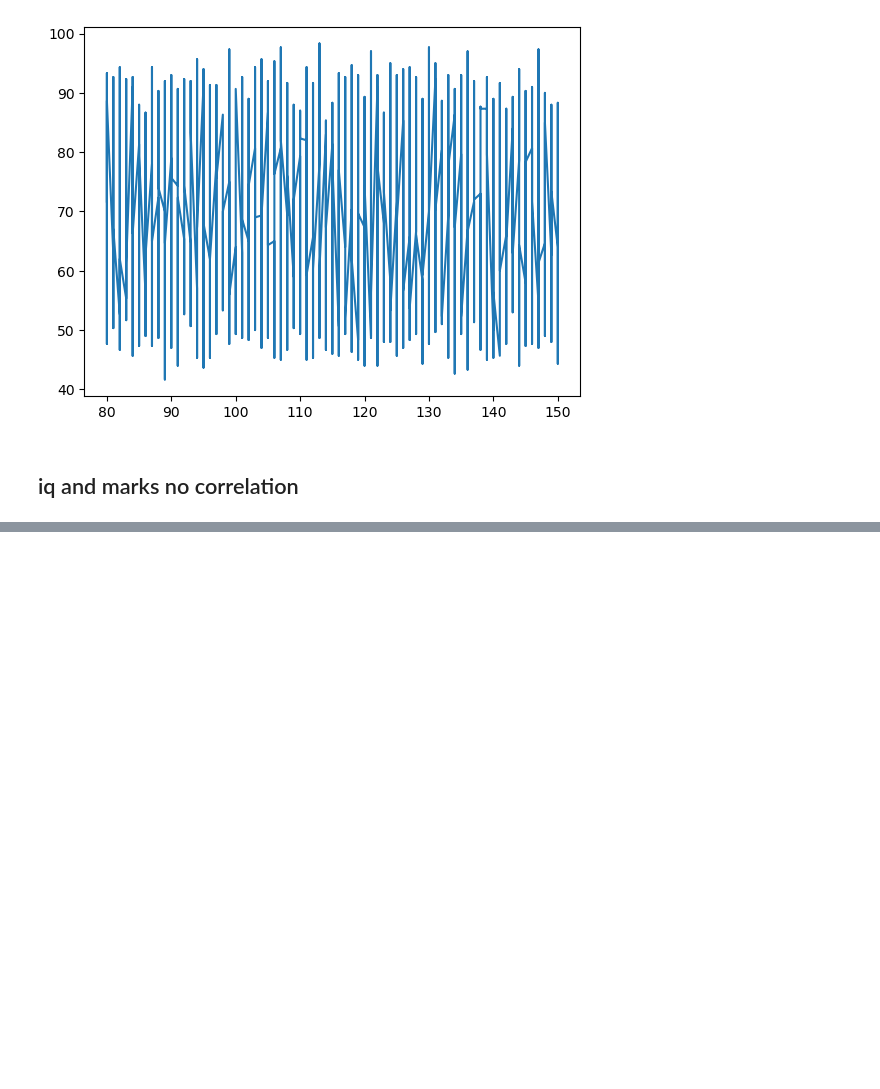
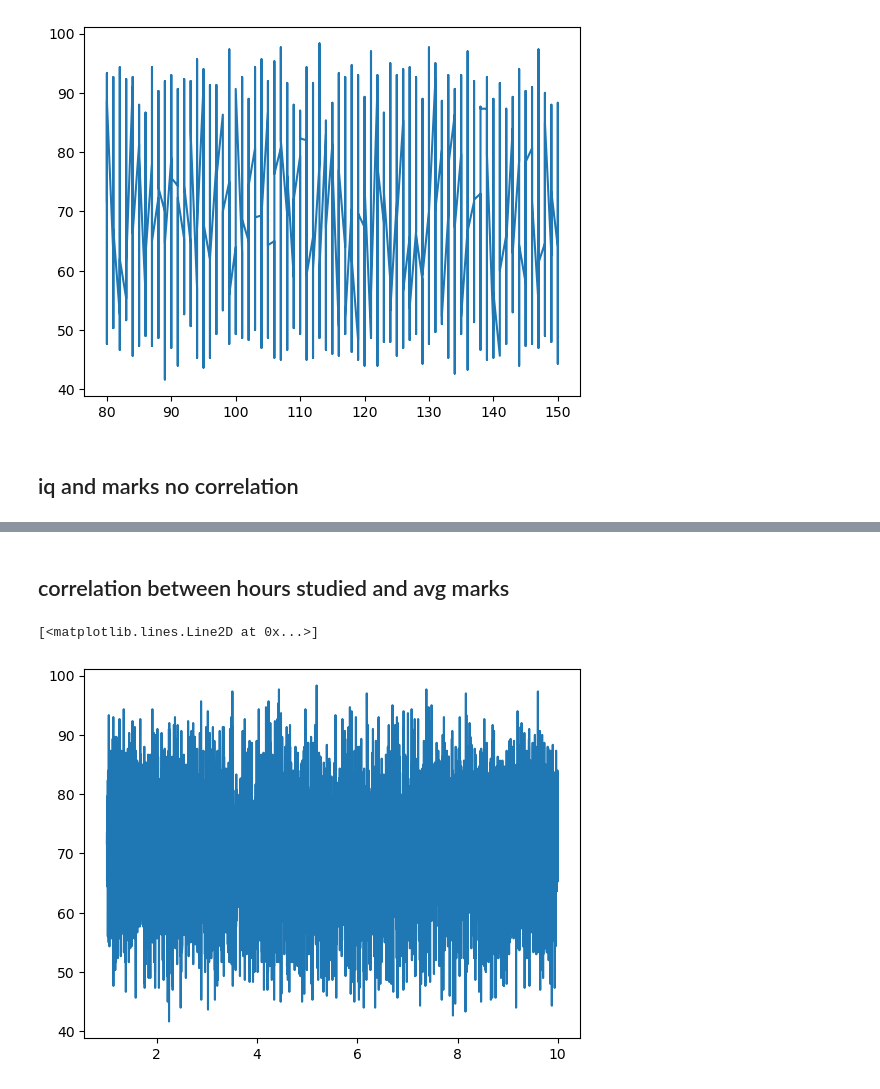
Before and after one commit to stanleyedward/dsc_eda, a Jupyter notebook: test.ipynb, the cells around one changed output, grey strips where cells are left out. Saved outputs shown, nothing was run; the diff lists cells and outputs as text; code cells hidden in the pictures; blank space fills up the shorter version.

```diff
--- a/test.ipynb
+++ b/test.ipynb
@@ -312,0 +357,7 @@ plt.plot(df['IQ'].sort_values(),df['Average_Marks'])
+# %% [markdown]
+## correlation between hours studied and avg marks
+# %%
+plt.plot(df['Hours_Studied'].sort_values(),df['Average_Marks'])
+# %% [output]
+[<matplotlib.lines.Line2D at 0x...>]
+[figure, added]
```
Also changed, not shown: parts of 9 cells of this notebook, 6 other files.
